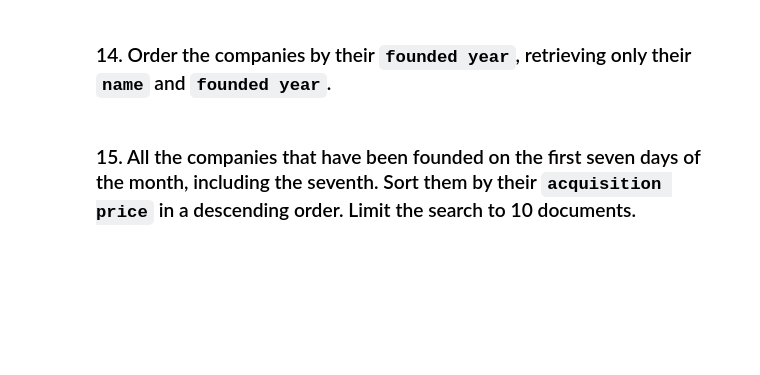
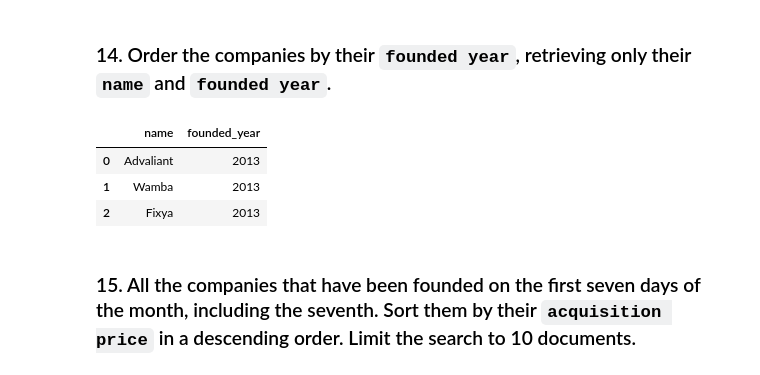
Before and after one commit to Ironhack-Part-Time-Enero2022/lab-mongo-queries, a Jupyter notebook: your_code/main.ipynb, the cells around one changed output. Cells and saved outputs as stored; diff of their text form; code cells hidden in the pictures; blank space fills up the shorter version.

```diff
--- a/your_code/main.ipynb
+++ b/your_code/main.ipynb
@@ -190,2 +209,10 @@ found_aq
+# %%
+founded_year = pd.DataFrame(companies.find({},{'name': 1, 'founded_year': 1, '_id': 0}).sort('founded_year', -1).limit(3))
+founded_year
+# %% [output]
+|  | name | founded_year |
+| 0 | Advaliant | 2013 |
+| 1 | Wamba | 2013 |
+| 2 | Fixya | 2013 |
 # %% [markdown]
 ### 15. All the companies that have been founded on the first seven days of the month, including the seventh. Sort them by their `acquisition price` in a descending order. Limit the search to 10 documents.
```
Also changed, not shown: parts of 11 cells of this notebook.
